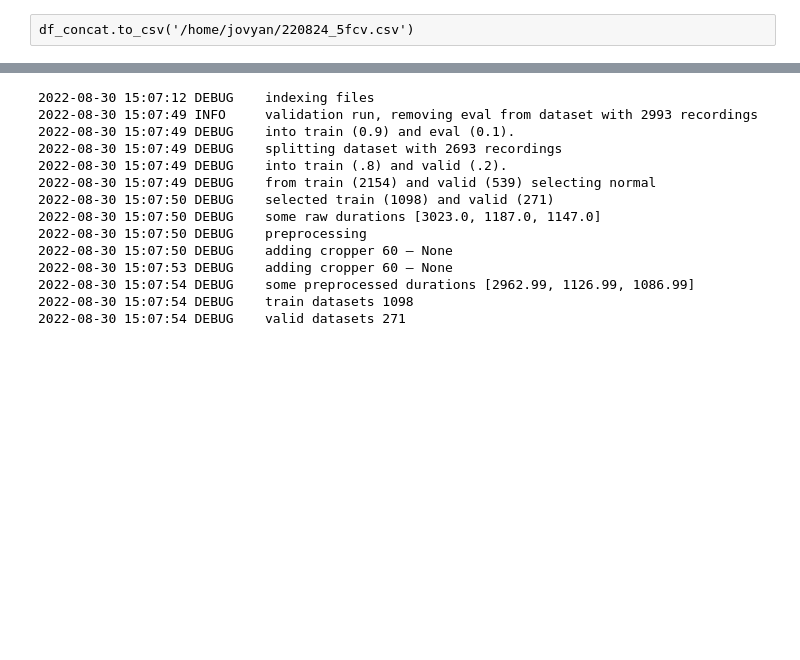
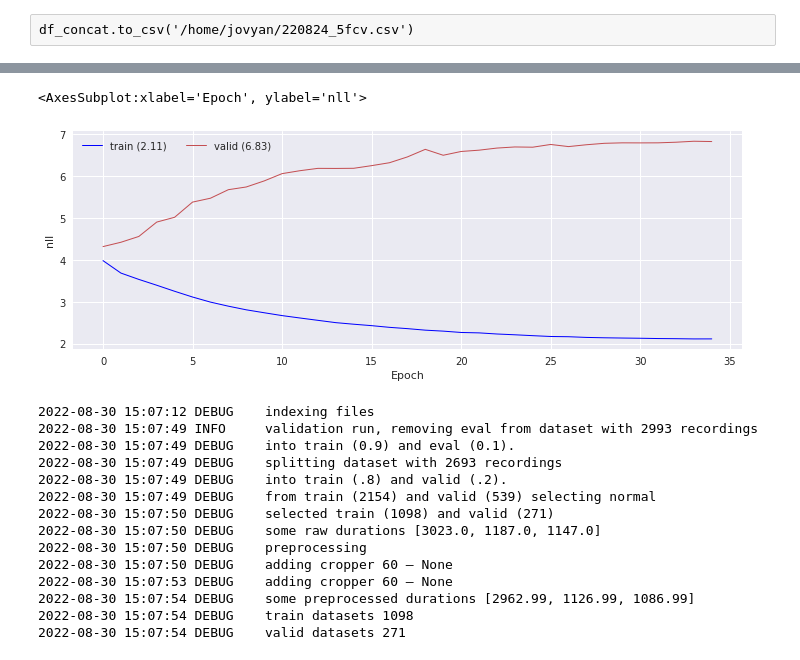
Before and after one commit to gemeinl/eeg-brain-age, a Jupyter notebook: post_hoc_analysis.ipynb, the cells around one changed output, grey strips where cells are left out. Drawn from its saved outputs; the diff is of its cells as text; code cells hidden in the pictures; blank space fills up the shorter version.

```diff
--- a/post_hoc_analysis.ipynb
+++ b/post_hoc_analysis.ipynb
@@ -210,3 +236,13 @@ split valid subset normal  (1369, 8)
+# %%
+plot_learning(
+    pd.DataFrame(clf.history),
+    'loss',
+    'nll',
+    'valid'
+)
+# %% [output]
+<AxesSubplot:xlabel='Epoch', ylabel='nll'>
+[figure, added]
 # %%
 # check whether age_clf lead to bimodal distribution of predictions
 # %%
```
Also changed, not shown: parts of 6 cells of this notebook, 1 other file.
